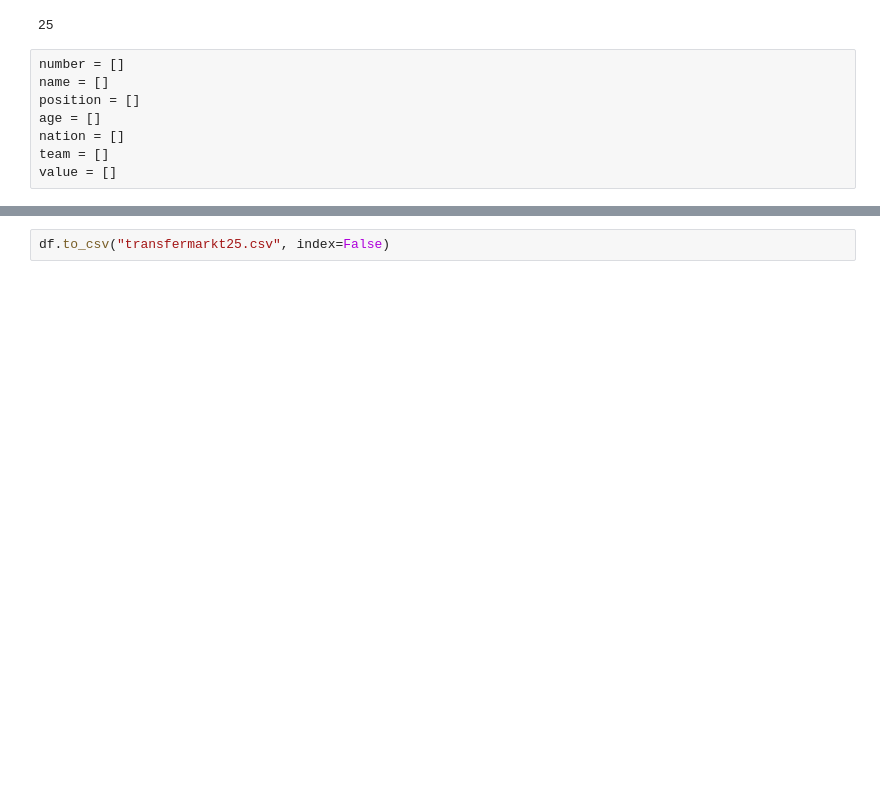
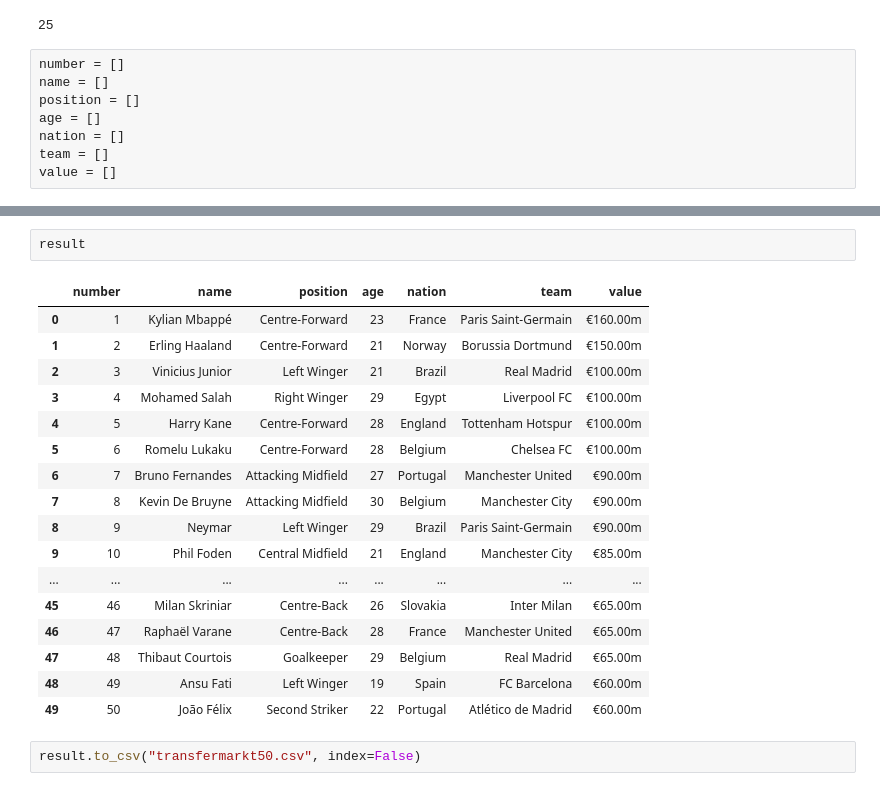
Before and after one commit to sanha9999/EDA_project, a Jupyter notebook: Analysis of soccer players/transfermarkt crawling.ipynb, the cells around one changed output, grey strips where cells are left out. Drawn from its saved outputs; the diff is of its cells as text; blank space fills up the shorter version.

```diff
--- a/Analysis of soccer players/transfermarkt crawling.ipynb
+++ b/Analysis of soccer players/transfermarkt crawling.ipynb
@@ -103,2 +105,22 @@ df
+# %%
+result
+# %% [output]
+|  | number | name | position | age | nation | team | value |
+| 0 | 1 | Kylian Mbappé | Centre-Forward | 23 | France | Paris Saint-Germain | €160.00m |
+| 1 | 2 | Erling Haaland | Centre-Forward | 21 | Norway | Borussia Dortmund | €150.00m |
+| 2 | 3 | Vinicius Junior | Left Winger | 21 | Brazil | Real Madrid | €100.00m |
+| 3 | 4 | Mohamed Salah | Right Winger | 29 | Egypt | Liverpool FC | €100.00m |
+| 4 | 5 | Harry Kane | Centre-Forward | 28 | England | Tottenham Hotspur | €100.00m |
+| 5 | 6 | Romelu Lukaku | Centre-Forward | 28 | Belgium | Chelsea FC | €100.00m |
+| 6 | 7 | Bruno Fernandes | Attacking Midfield | 27 | Portugal | Manchester United | €90.00m |
+| 7 | 8 | Kevin De Bruyne | Attacking Midfield | 30 | Belgium | Manchester City | €90.00m |
+| 8 | 9 | Neymar | Left Winger | 29 | Brazil | Paris Saint-Germain | €90.00m |
+| 9 | 10 | Phil Foden | Central Midfield | 21 | England | Manchester City | €85.00m |
+| ... | ... | ... | ... | ... | ... | ... | ... |
+| 45 | 46 | Milan Skriniar | Centre-Back | 26 | Slovakia | Inter Milan | €65.00m |
+| 46 | 47 | Raphaël Varane | Centre-Back | 28 | France | Manchester United | €65.00m |
+| 47 | 48 | Thibaut Courtois | Goalkeeper | 29 | Belgium | Real Madrid | €65.00m |
+| 48 | 49 | Ansu Fati | Left Winger | 19 | Spain | FC Barcelona | €60.00m |
+| 49 | 50 | João Félix | Second Striker | 22 | Portugal | Atlético de Madrid | €60.00m |
 # %%
-df.to_csv("transfermarkt25.csv", index=False)
+result.to_csv("transfermarkt50.csv", index=False)
```
Also changed, not shown: parts of 8 cells of this notebook.
